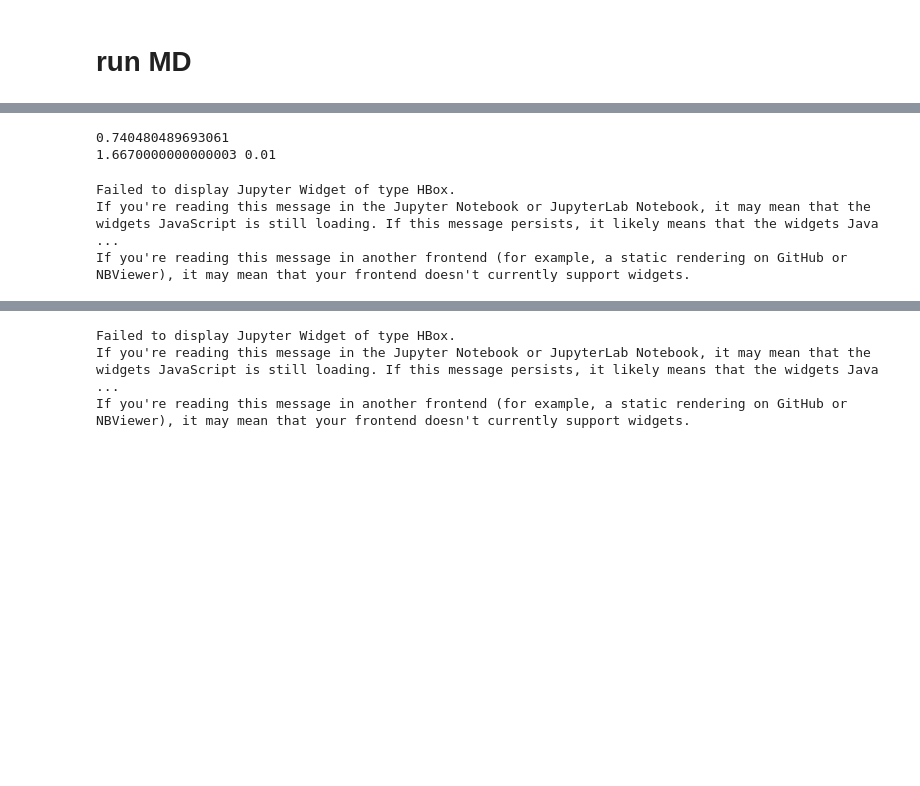
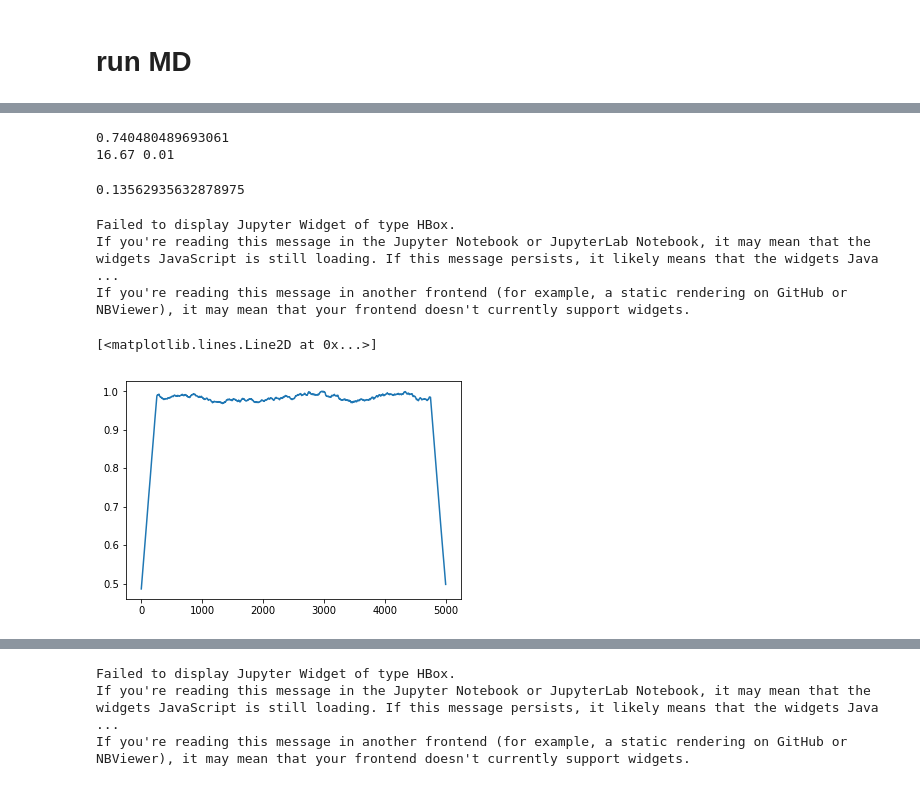
Before and after one commit to lab-cosmo/marvel-college, a Jupyter notebook: MD/Dynamique_Moleculaire.ipynb, the cells around one changed output, grey strips where cells are left out. Drawn from its saved outputs; the diff is of its cells as text; code cells hidden in the pictures; blank space fills up the shorter version.

```diff
--- a/MD/Dynamique_Moleculaire.ipynb
+++ b/MD/Dynamique_Moleculaire.ipynb
@@ -433,12 +444,12 @@ def movingaverage(interval, window_size):
 # %%
 epsilon = 1.
 r_m = 1.
-k_spring = 0.1*16.67 * epsilon / r_m**2
+k_spring = 16.67 * epsilon / r_m**2
 mass = 1.
 print(np.pi / 6. * np.sqrt(2*epsilon / (mass* r_m**2)))
 dt = 0.01
 print(k_spring,dt)
-initial_pos = make_chain(100,r_m)
+initial_pos = make_linear_chain(100,r_m)
 # %% [output]
 0.740480489693061
-1.6670000000000003 0.01
+16.67 0.01
@@ -445 +458,5 @@ initial_pos = make_chain(100,r_m)
+# %%
+np.power(vel_init,2).sum()/2
+# %% [output]
+0.13562935632878975
 # %%
@@ -453,0 +484,5 @@ If you're reading this message in another frontend (for example, a static render
+# %%
+plt.plot(movingaverage(en[2]/len(initial_pos)*2/3, 500),label='kin')
+# %% [output]
+[<matplotlib.lines.Line2D at 0x...>]
+[figure, added]
```
Also changed, not shown: parts of 25 cells of this notebook.
